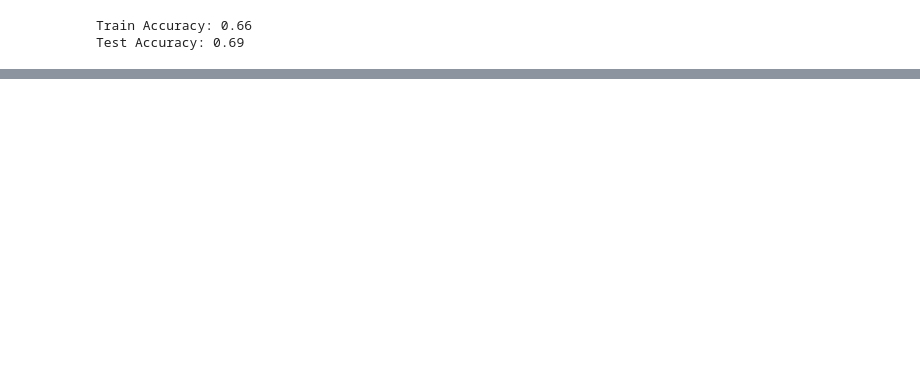
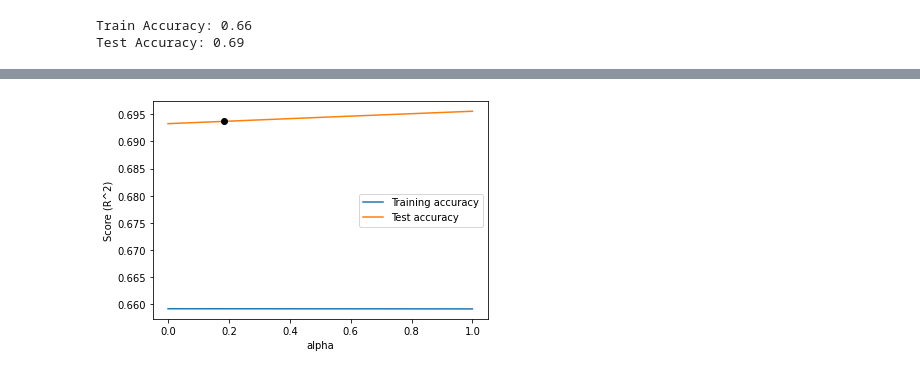
Before and after one commit to LeeJiHoon1125/Lee-Ji-Hoon, a Jupyter notebook: 이지훈9강10강.ipynb, the cells around one changed output, grey strips where cells are left out. Cells and saved outputs as stored; diff of their text form; code cells hidden in the pictures; blank space fills up the shorter version.

```diff
--- a/이지훈9강10강.ipynb
+++ b/이지훈9강10강.ipynb
@@ -111,0 +246,10 @@ ridge = Ridge().fit(X_train,y_train)
+# %%
+plt.plot(alpha, training_accuracy, label='Training accuracy')
+plt.plot(alpha, test_accuracy, label='Test accuracy')
+plt.plot(alpha[184], test_accuracy[184],'ko')
+plt.xlabel('alpha')
+plt.ylabel('Score (R^2)')
+plt.legend()
+plt.show()
+# %% [output]
+[figure, added]
```
Also changed, not shown: parts of 81 cells of this notebook.
